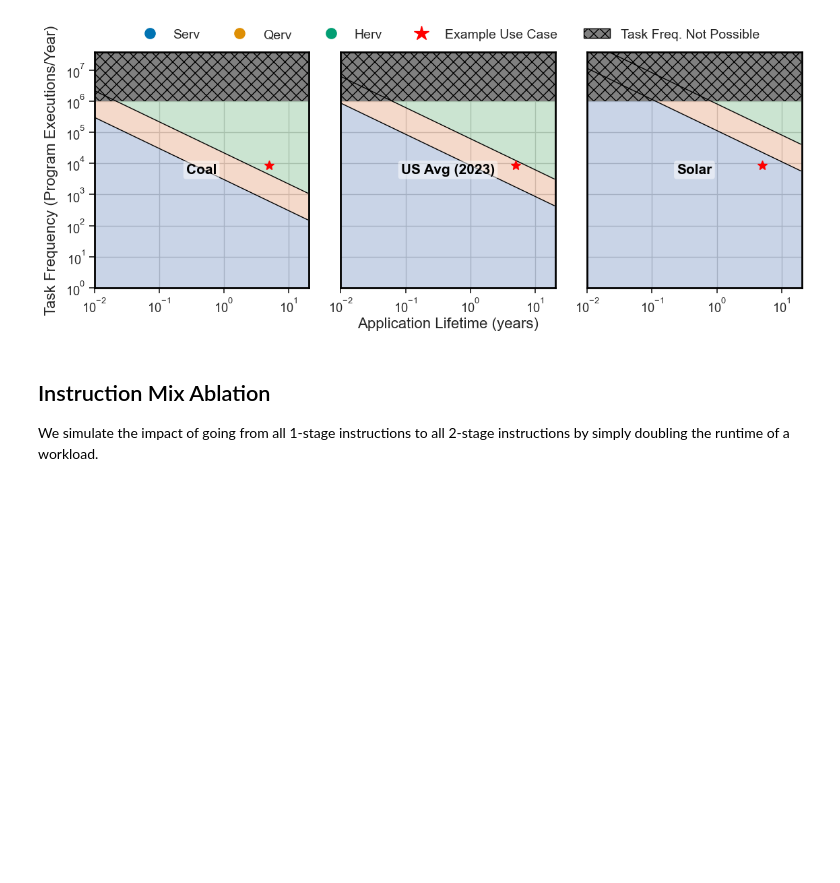
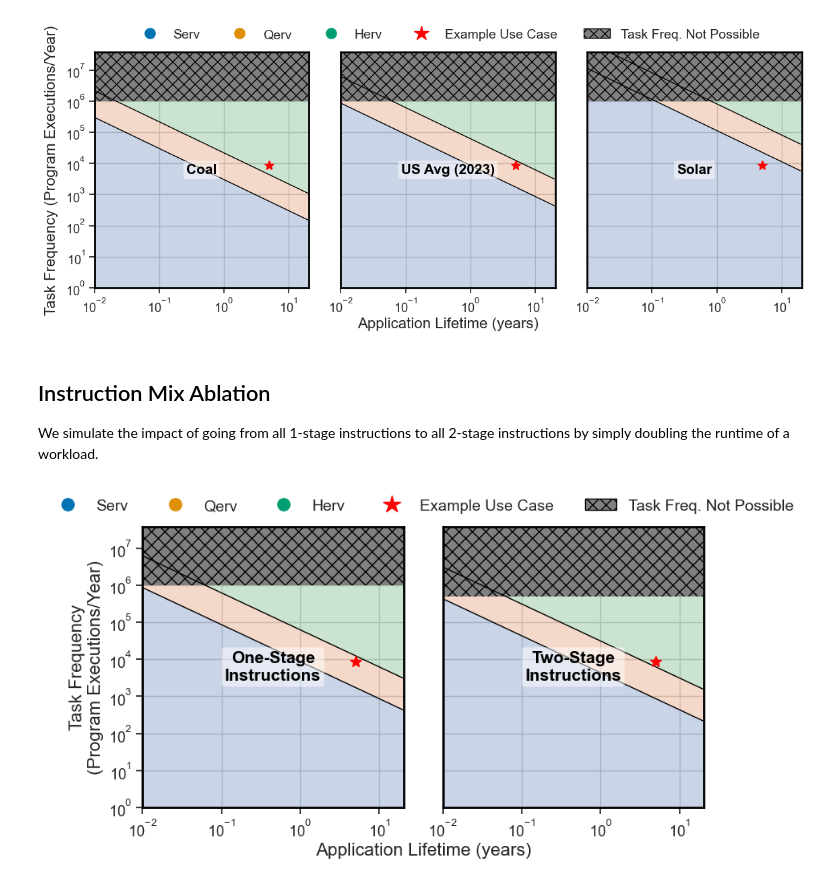
Before and after one commit to ShvetankPrakash/FlexiFlow, a Jupyter notebook: model/LifetimeModel.ipynb, the cells around one changed output. Drawn from its saved outputs; the diff is of its cells as text; code cells hidden in the pictures; blank space fills up the shorter version.

Commit message:
More plot edits

```diff
--- a/model/LifetimeModel.ipynb
+++ b/model/LifetimeModel.ipynb
@@ -244,7 +244,8 @@ def plot_instruction_mix_ablation(
     workload_params={"lifetime_yrs": 5, "inf_freq": 365*24},
     carbon_intensity=367,
     output_pdf="plots/instruction_mix_ablation.pdf",
-    hashes_grey = True
+    hashes_grey = True,
+    show_plot = True
 ):
     sns.set_theme(style="whitegrid", font_scale=1.2, rc={"axes.facecolor": "white"})
     fig, axes = plt.subplots(
@@ -266,7 +267,7 @@ def plot_instruction_mix_ablation(
 
     wrapped_title = "\n".join(textwrap.wrap("One-Stage Instructions", width=16))
     axes[0].text(
-            0.5, 0.5, "",
+            0.5, 0.5, wrapped_title,
             transform=axes[0].transAxes,
             ha='center', va='center',
             fontsize=15, fontweight='bold',
@@ -286,7 +287,7 @@ def plot_instruction_mix_ablation(
 
     wrapped_title = "\n".join(textwrap.wrap("Two-Stage Instructions", width=16))
     axes[1].text(
-            0.5, 0.5, "",
+            0.5, 0.5, wrapped_title,
             transform=axes[1].transAxes,
             ha='center', va='center',
             fontsize=15, fontweight='bold',
@@ -294,34 +295,58 @@ def plot_instruction_mix_ablation(
             bbox=dict(facecolor='white', alpha=0.5, edgecolor='none', boxstyle='round,pad=0.2')
         )
 
+
+    for spine in axes[0].spines.values():
+        spine.set_visible(True)
+        spine.set_linewidth(2)
+        spine.set_color('black')
+
+    for spine in axes[1].spines.values():
+        spine.set_visible(True)
+        spine.set_linewidth(2)
+        spine.set_color('black')
+
     for ax in axes:
         ax.set_xlabel("")
         ax.set_ylabel("")
         ax.set_title("")
+        ax.legend().remove()
+
+    axes[0].tick_params(labelleft=True, labelbottom=True, left=True, bottom=True)
+    axes[1].tick_params(labelleft=False, labelbottom=True, left=False, bottom=True)
+
 
     palette = sns.color_palette("colorblind", n_colors=len(system_colors))
     legend_handles = [
         plt.Line2D([0], [0], marker='o', color='w', markerfacecolor=palette[i], markersize=13, label=system)
         for i, system in enumerate(system_colors.keys())
     ]
     legend_handles.append(
         plt.Line2D([0], [0], marker='*', color='w', markerfacecolor='red', markeredgecolor='red', markersize=16, label="Example Usecase")
     )
     crosshatch_patch = mpatches.Patch(facecolor='grey' if hashes_grey else 'none', hatch='xx', label='Task Freq. Not Possible', edgecolor='black')
     legend_handles.append(crosshatch_patch)
     legend_labels = list(system_colors.keys()) + ["Example Use Case", "Task Freq. Not Possible"]
     fig.legend(
         legend_handles, legend_labels,
         loc='upper center', ncol=len(legend_labels),
         bbox_to_anchor=(0.5, 1.15), fontsize=14, frameon=False
     )
 
+     # Shared x/y labels
+    fig.supxlabel("Application Lifetime (years)", fontsize=16, x=0.5, y=-0.18)
+    fig.supylabel("Task Frequency\n(Program Executions/Year)", fontsize=16, x=-0.1, y=0.5, ha='center')
+
     plt.subplots_adjust(left=0, right=1, top=1, bottom=0, wspace=0, hspace=0)
     plt.tight_layout(pad=0)
 
     if output_pdf:
         os.makedirs(os.path.dirname(output_pdf), exist_ok=True)
         plt.savefig(output_pdf, format="pdf", bbox_inches='tight')
     if show_plot:
         plt.show()
     plt.close(fig)
+
+plot_instruction_mix_ablation()
+# %% [output]
+[figure, added]
```
Also changed, not shown: 1 other file.
